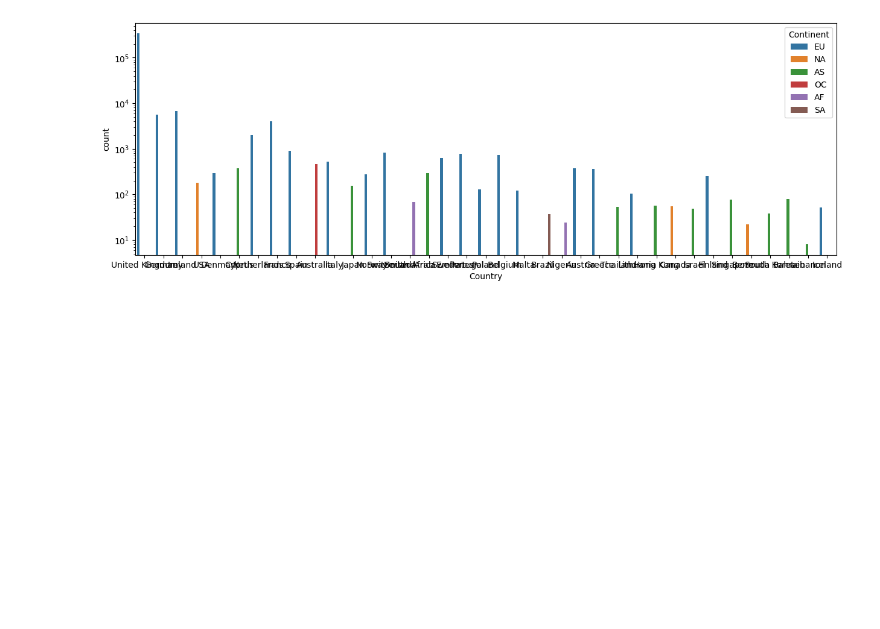
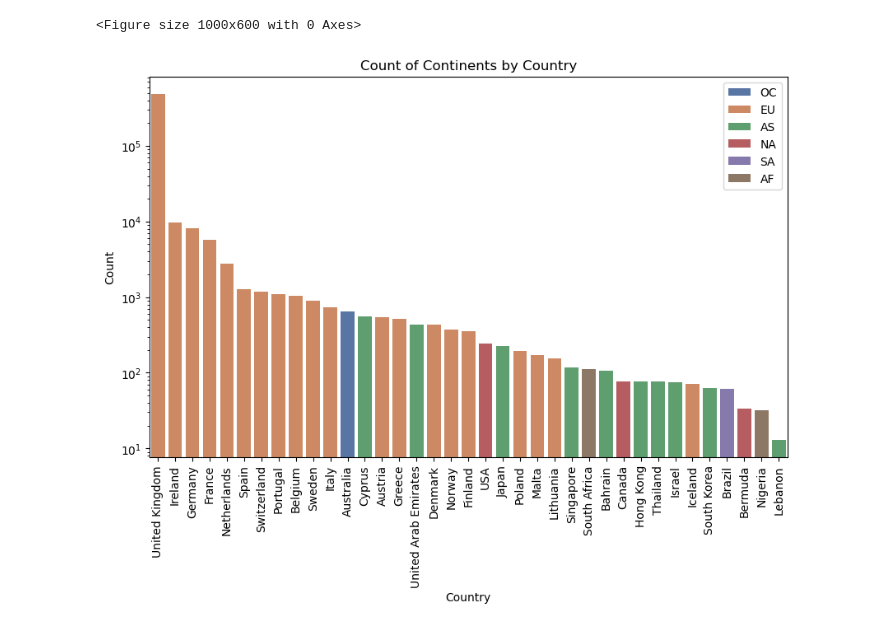
Before and after one commit to wojciechkosiuk/BestHacking-League2k23-mISIe1, a Jupyter notebook: przegladAdam.ipynb, the cells around one changed output. Saved outputs shown, nothing was run; the diff lists cells and outputs as text; code cells hidden in the pictures; blank space fills up the shorter version.

```diff
--- a/przegladAdam.ipynb
+++ b/przegladAdam.ipynb
@@ -128,8 +47,30 @@ pycountry_convert.country_name_to_country_alpha2('South Africa')
-# %%
-# barplot of countrie counts in train colored by continent
-plt.figure(figsize=(15,5))
-sns.countplot(x='Country', data=train, hue='Continent')
-#scale the y axis
-plt.yscale('log')
-# %% [output]
-[figure, removed]
+# %%
+warnings.filterwarnings("ignore")
+continent_counts = df.groupby('Country')['Continent'].value_counts().reset_index(name='Count')
+sorted_countries = continent_counts.groupby('Country').sum().sort_values(by='Count', ascending=False).index
+
+plt.figure(figsize=(10, 6))
+
+# Create a bar plot
+plt.figure(figsize=(10, 6))
+
+sns.barplot(x='Country', y='Count', hue='Continent', data=continent_counts,
+            palette='deep', dodge=False, order=sorted_countries)
+
+# Set labels and title
+plt.xlabel('Country')
+plt.ylabel('Count')
+plt.title('Count of Continents by Country')
+plt.yscale("log")
+# Rotate x-axis labels by 90 degrees
+plt.xticks(rotation=90)
+
+# Add legend
+plt.legend()
+
+# Show the plot
+plt.show()
+warnings.filterwarnings("default")
+# %% [output]
+<Figure size 1000x600 with 0 Axes>
+[figure, added]
```
Also changed, not shown: parts of 14 cells of this notebook.
